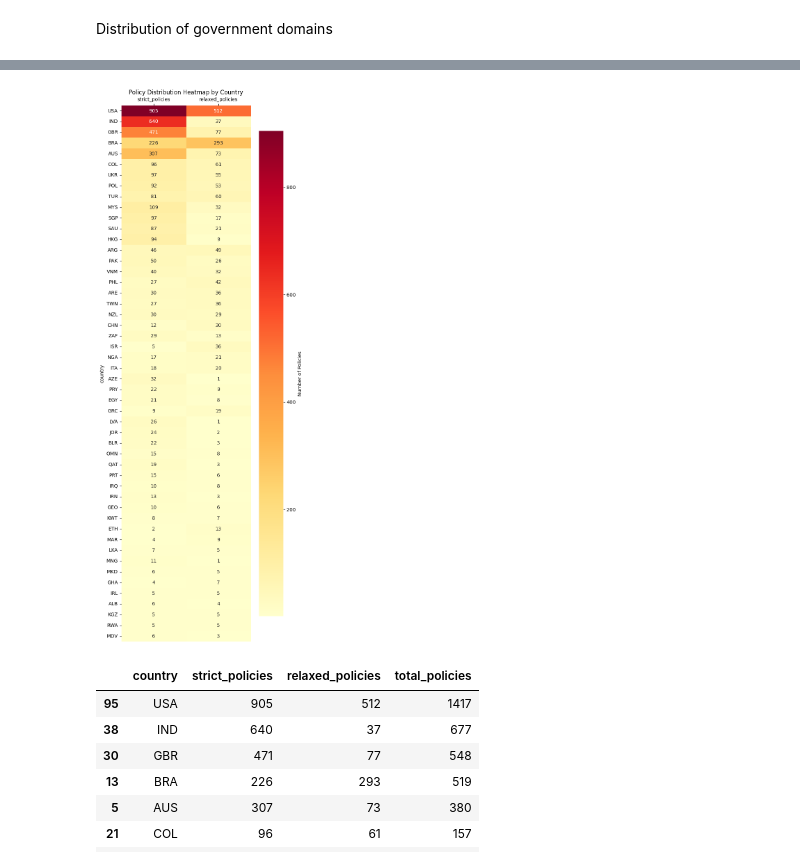
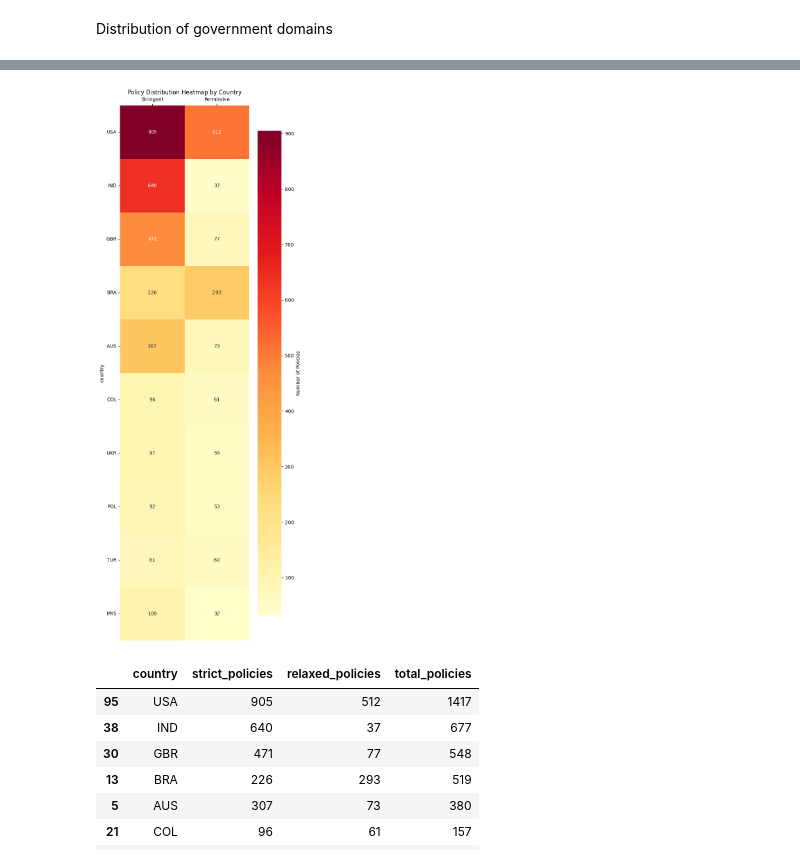
Before and after one commit to internettransparency/dmarc-cctld-research, a Jupyter notebook: notebooks/process-results.ipynb, the cells around one changed output, grey strips where cells are left out. Cells and saved outputs as stored; diff of their text form; code cells hidden in the pictures.

```diff
--- a/notebooks/process-results.ipynb
+++ b/notebooks/process-results.ipynb
@@ -144,7 +156,9 @@ display(cctld_dmarc_pdf.head(5))
 | 3 | ru | 1000bankov.ru | _dmarc.1000bankov.ru. | none | None | None | None | [1000bankov.ru] | [] | ... |
 | 4 | pl | 1000brd.pl | _dmarc.1000brd.pl. | quarantine | None | None | None | [lh.pl] | [] | ... |
 # %%
-def get_country_from_tld(tld):
+def _get_country_from_tld(tld):
+    # usage:
+    # pdf["country"] = pdf["tld"].apply(lambda x: _get_country_from_tld(x))
     if tld:
         x = tld
         if 'gov' == tld:
@@ -161,34 +175,29 @@ def get_country_from_tld(tld):
 
 def get_aggr_policy_count_per_country(cctld_dmarc_pdf):
     # Count policies per country (TLD)
-    policy_counts_pdf = cctld_dmarc_pdf.groupby('tld')['is_policy_strict'].agg([
-        ('strict_policies', 'sum'),  # Count of True values
-        ('relaxed_policies', lambda x: (~x).sum())  # Count of False values
+    policy_counts_pdf = cctld_dmarc_pdf.groupby(['tld', 'country'])['is_policy_strict'].agg([
+        (f'strict_policies', 'sum'),  # Count of True values
+        (f'relaxed_policies', lambda x: (~x).sum())  # Count of False values
     ]).reset_index()
-
-    # Rename 'tld' to 'country' for clarity
-    #policy_counts_pdf.rename(columns={'tld': 'country'}, inplace=True)
-
     # 'country' (3-letter ISO codes), 'strict_policies', 'relaxed_policies'
-    policy_counts_pdf["country"] = policy_counts_pdf["tld"].apply(lambda x: get_country_from_tld(x))
 
     print("wrongly assigned countries:")  # e.g. country_converter.convert('gov') == 'not found'
     print(len(policy_counts_pdf[(policy_counts_pdf["country"].isna()) | (policy_counts_pdf["country"] == "not found") | (policy_counts_pdf["country"] == "")]))
 
     # Aggregate by country to handle cases like USA having both 'gov' and 'us' TLDs
     policy_counts_pdf = policy_counts_pdf.groupby('country').agg({
-        'strict_policies': 'sum',
-        'relaxed_policies': 'sum'
+        f'strict_policies': 'sum',
+        f'relaxed_policies': 'sum'
     }).reset_index()
 
     # Calculate ratio (handling division by zero)
-    policy_counts_pdf['difference'] = policy_counts_pdf['strict_policies'] - policy_counts_pdf['relaxed_policies']
+    policy_counts_pdf['difference'] = policy_counts_pdf[f'strict_policies'] - policy_counts_pdf[f'relaxed_policies']
     # if relaxed policy is 0, then there will be a div by zero error... just assign 1 to those
-    policy_counts_pdf['ratio'] = np.where(policy_counts_pdf['relaxed_policies'] == 0,
-        policy_counts_pdf['strict_policies'],  # When denominator is 0, return numerator
-        policy_counts_pdf['strict_policies'] / policy_counts_pdf['relaxed_policies']  # Otherwise divide normally
+    policy_counts_pdf['ratio'] = np.where(policy_counts_pdf[f'relaxed_policies'] == 0,
+        policy_counts_pdf[f'strict_policies'],  # When denominator is 0, return numerator
+        policy_counts_pdf[f'strict_policies'] / policy_counts_pdf[f'relaxed_policies']  # Otherwise divide normally
     )
-    policy_counts_pdf['total_policies'] = policy_counts_pdf['strict_policies'] + policy_counts_pdf['relaxed_policies']
+    policy_counts_pdf['total_policies'] = policy_counts_pdf[f'strict_policies'] + policy_counts_pdf[f'relaxed_policies']
 
     return policy_counts_pdf
 
@@ -344,22 +352,28 @@ Even countries with low adoption do a slow start with DMARC.
 
 Smaller domain spaces where coordination is easier.
 # %%
-def policy_distribution_heatmap(policy_counts_pdf):
+def policy_distribution_heatmap(policy_counts_pdf, top_n=50):
     # Reshape data for heatmap
     policy_counts_pdf['total_policies'] = (
         policy_counts_pdf['strict_policies'] + policy_counts_pdf['relaxed_policies']
     )
+
     # sorting by total:
     policy_counts_pdf = policy_counts_pdf.sort_values(by='total_policies', ascending=False)
+
     heatmap_data = policy_counts_pdf.set_index('country')[['strict_policies', 'relaxed_policies']]
-
+    heatmap_data = heatmap_data.rename(columns={
+        'strict_policies': STRICT.capitalize(),
+        'relaxed_policies': RELAXED.capitalize()
+    })
     # Create heatmap (show top 50 for readability)
     plt.figure(figsize=(6, 20))
-    sns.heatmap(heatmap_data.head(50),
+    sns.heatmap(heatmap_data.head(top_n),
                 annot=True,
                 fmt='d',
                 cmap='YlOrRd',
-                cbar_kws={'label': 'Number of Policies'})
+                cbar_kws={'label': 'Number of Policies'},
+            )
 
     plt.title('Policy Distribution Heatmap by Country')
     plt.yticks(rotation=0)
@@ -735,7 +747,7 @@ ZWE (1.00) - total: 2
 # %%
-policy_distribution_heatmap(gov_policy_counts_pdf.copy())
+policy_distribution_heatmap(gov_policy_counts_pdf.copy(), 10)
 # %% [output]
-[figure, old version]
+[figure, new version]
 # %%
 most_dmarc_users(gov_policy_counts_pdf.copy())
 # %% [output]
```
Also changed, not shown: parts of 39 cells of this notebook, 4 other files.
